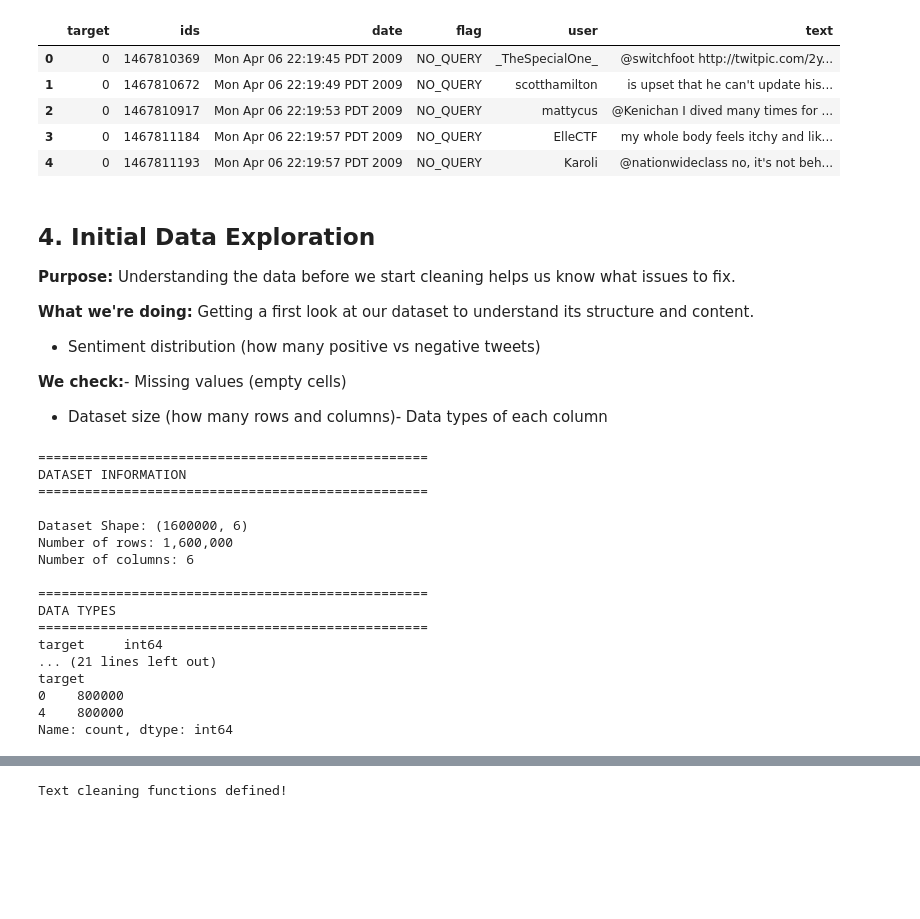
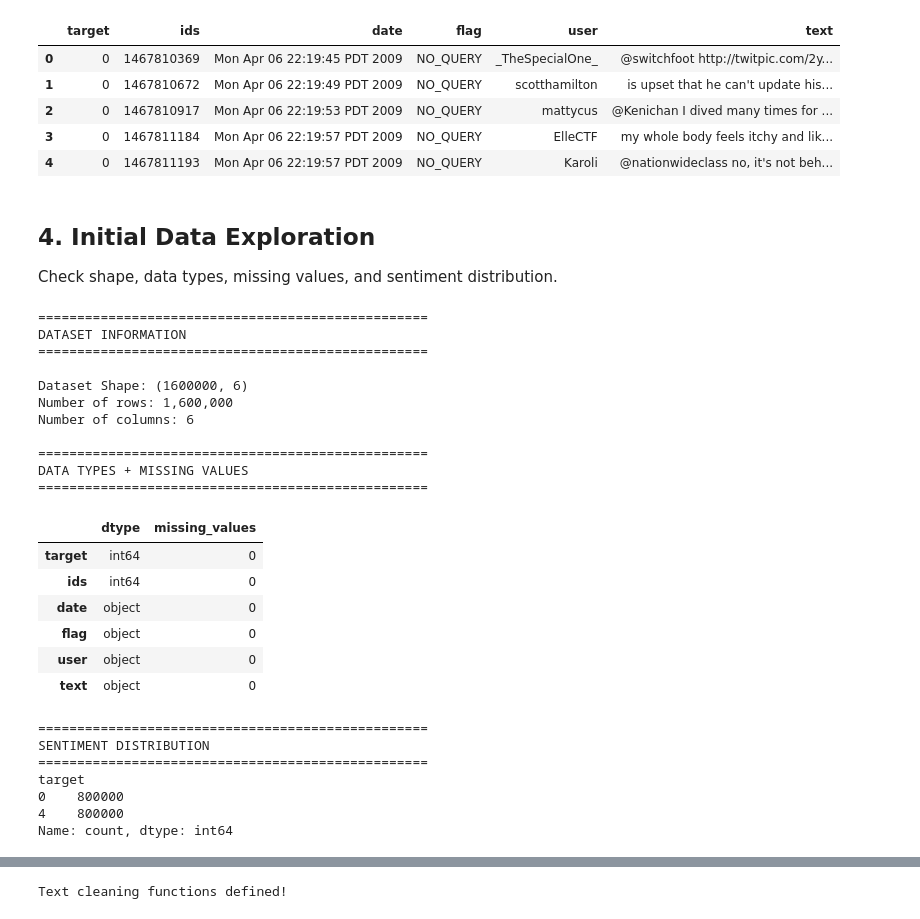
Before and after one commit to mhleethomas/Nat_Lang_Engr_Meth_Tools, a Jupyter notebook: Assignment1/MingHsiangLee_Assignment1.ipynb, the cells around one changed output, grey strips where cells are left out. Saved outputs shown, nothing was run; the diff lists cells and outputs as text; code cells hidden in the pictures; blank space fills up the shorter version.

```diff
--- a/Assignment1/MingHsiangLee_Assignment1.ipynb
+++ b/Assignment1/MingHsiangLee_Assignment1.ipynb
@@ -130,56 +115,59 @@ First few rows:
 # %% [markdown]
 ## 4. Initial Data Exploration
 
-**Purpose:** Understanding the data before we start cleaning helps us know what issues to fix.
-
-**What we're doing:** Getting a first look at our dataset to understand its structure and content.
-
-- Sentiment distribution (how many positive vs negative tweets)
-
-**We check:**- Missing values (empty cells)
-
-- Dataset size (how many rows and columns)- Data types of each column
+Check shape, data types, missing values, and sentiment distribution.
 # %%
+from IPython.display import display
+
 # Basic information about the dataset
 print("="*50)
 print("DATASET INFORMATION")
 print("="*50)
 print(f"\nDataset Shape: {df.shape}")
 print(f"Number of rows: {df.shape[0]:,}")
 print(f"Number of columns: {df.shape[1]}")
 
-print("\n" + "="*50)
-print("DATA TYPES")
-print("="*50)
-print(df.dtypes)
+# Combine data types and missing values into one table
+summary_table = pd.DataFrame({
+    'dtype': df.dtypes,
+    'missing_values': df.isnull().sum()
+})
 
 print("\n" + "="*50)
-print("MISSING VALUES")
+print("DATA TYPES + MISSING VALUES")
 print("="*50)
-print(df.isnull().sum())
+display(summary_table)
 
 print("\n" + "="*50)
 print("SENTIMENT DISTRIBUTION")
 print("="*50)
 print(df['target'].value_counts().sort_index())
 # %% [output]
 ==================================================
 DATASET INFORMATION
 ==================================================
 
 Dataset Shape: (1600000, 6)
 Number of rows: 1,600,000
 Number of columns: 6
 
 ==================================================
-DATA TYPES
+DATA TYPES + MISSING VALUES
 ==================================================
-target     int64
-... (21 lines left out)
-target
-0    800000
-4    800000
-Name: count, dtype: int64
+|  | dtype | missing_values |
+| target | int64 | 0 |
+| ids | int64 | 0 |
+| date | object | 0 |
+| flag | object | 0 |
+| user | object | 0 |
+| text | object | 0 |
+==================================================
+SENTIMENT DISTRIBUTION
+==================================================
+target
+0    800000
+4    800000
+Name: count, dtype: int64
 # %% [markdown]
 ## 5. Data Cleaning & Preprocessing
 
```
Also changed, not shown: parts of 20 cells of this notebook, 1 other file.
